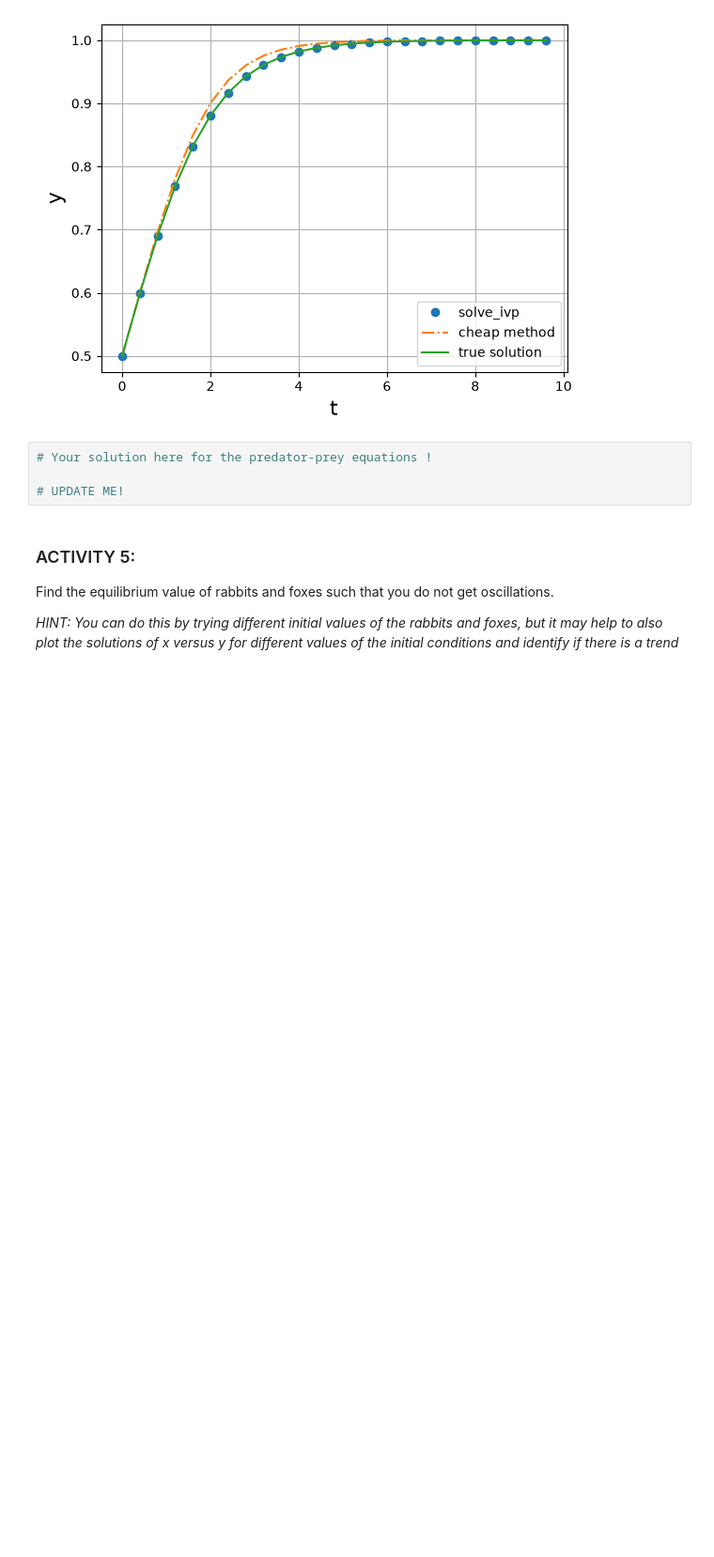
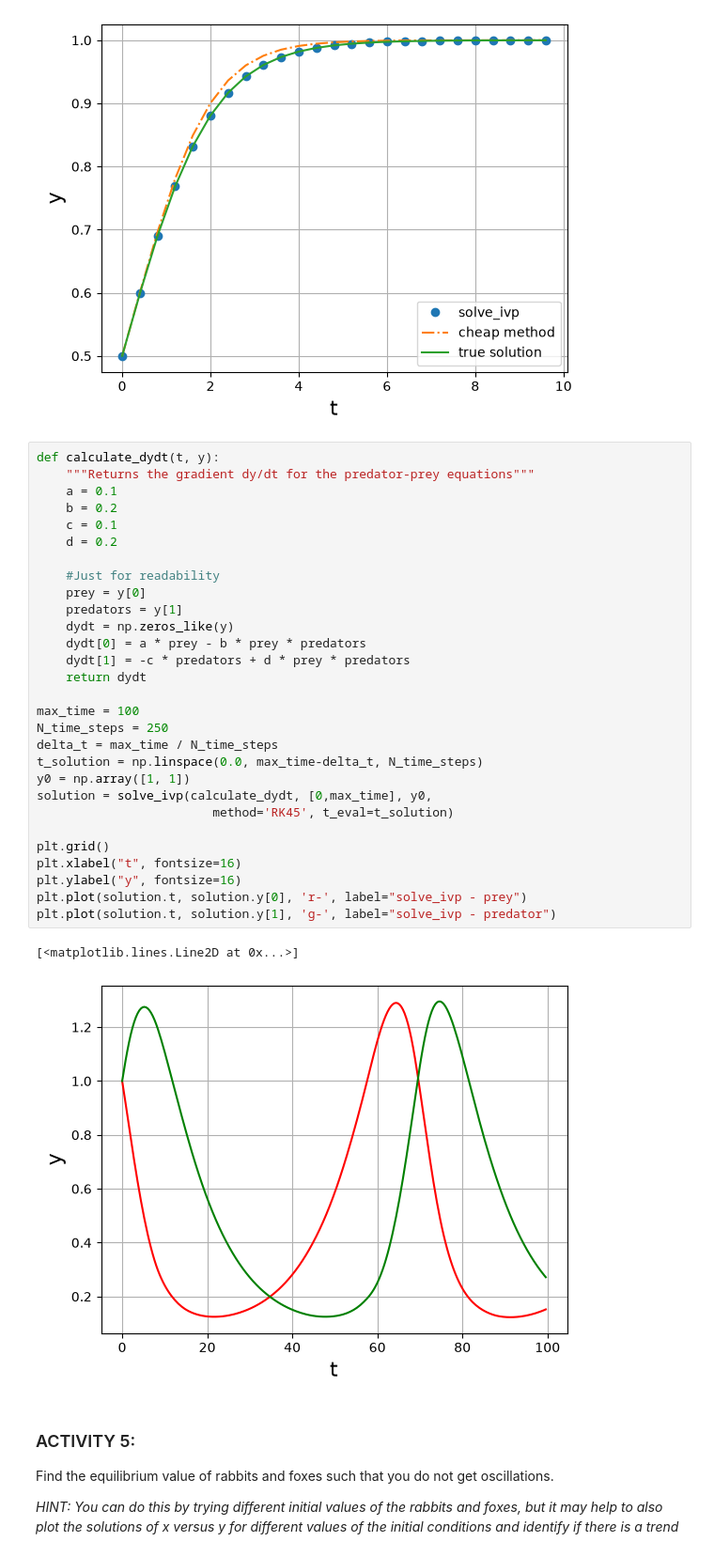
Before and after one commit to AJSUMMERS100/TopicsInSciComp, a Jupyter notebook: Notebooks/Week3_LabExercises.ipynb, the cells around one changed output. Shown at 94% size. Saved outputs shown, nothing was run; the diff lists cells and outputs as text; blank space fills up the shorter version.

Commit message:
Activity 4 solved.

```diff
--- a/Notebooks/Week3_LabExercises.ipynb
+++ b/Notebooks/Week3_LabExercises.ipynb
@@ -293,9 +293,37 @@ plt.legend(loc='best');
 # %% [output]
 [figure]
 # %%
-# Your solution here for the predator-prey equations !
+def calculate_dydt(t, y):
+    """Returns the gradient dy/dt for the predator-prey equations"""
+    a = 0.1
+    b = 0.2
+    c = 0.1
+    d = 0.2
 
-# UPDATE ME!
+    #Just for readability
+    prey = y[0]
+    predators = y[1]
+    dydt = np.zeros_like(y)
+    dydt[0] = a * prey - b * prey * predators
+    dydt[1] = -c * predators + d * prey * predators
+    return dydt
+
+max_time = 100
+N_time_steps = 250
+delta_t = max_time / N_time_steps
+t_solution = np.linspace(0.0, max_time-delta_t, N_time_steps)
+y0 = np.array([1, 1])
+solution = solve_ivp(calculate_dydt, [0,max_time], y0,
+                        method='RK45', t_eval=t_solution)
+
+plt.grid()
+plt.xlabel("t", fontsize=16)
+plt.ylabel("y", fontsize=16)
+plt.plot(solution.t, solution.y[0], 'r-', label="solve_ivp - prey")
+plt.plot(solution.t, solution.y[1], 'g-', label="solve_ivp - predator")
+# %% [output]
+[<matplotlib.lines.Line2D at 0x...>]
+[figure, added]
 # %% [markdown]
 ### ACTIVITY 5:
 
```
